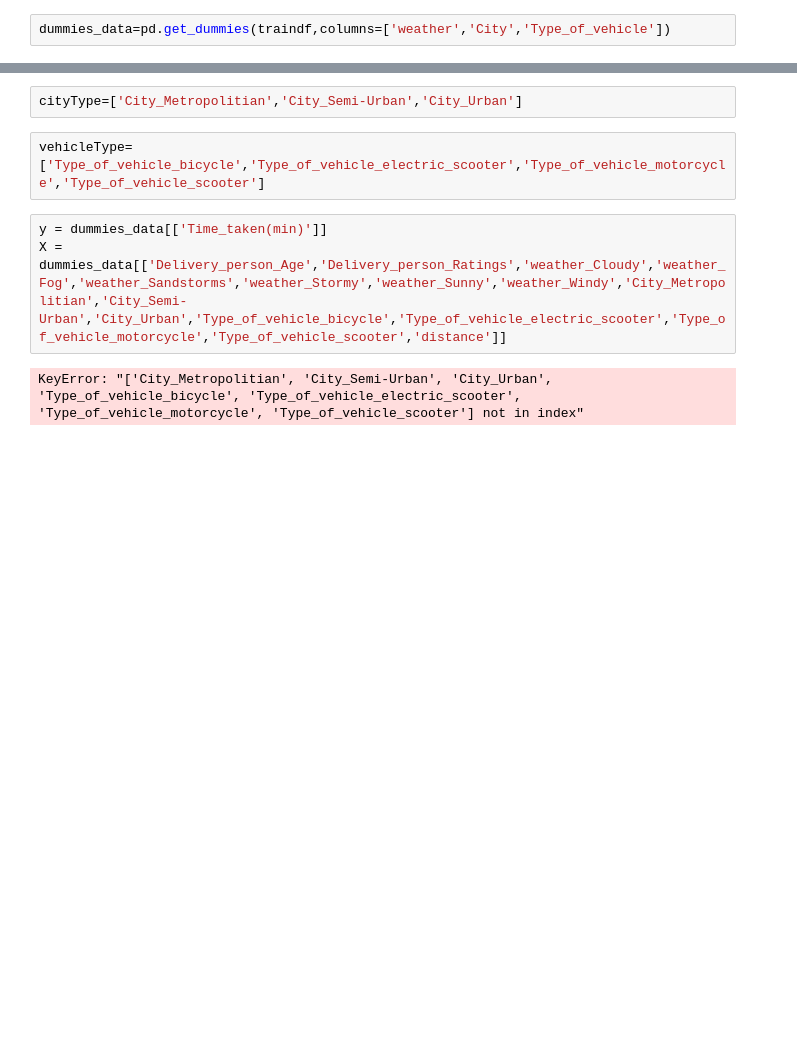
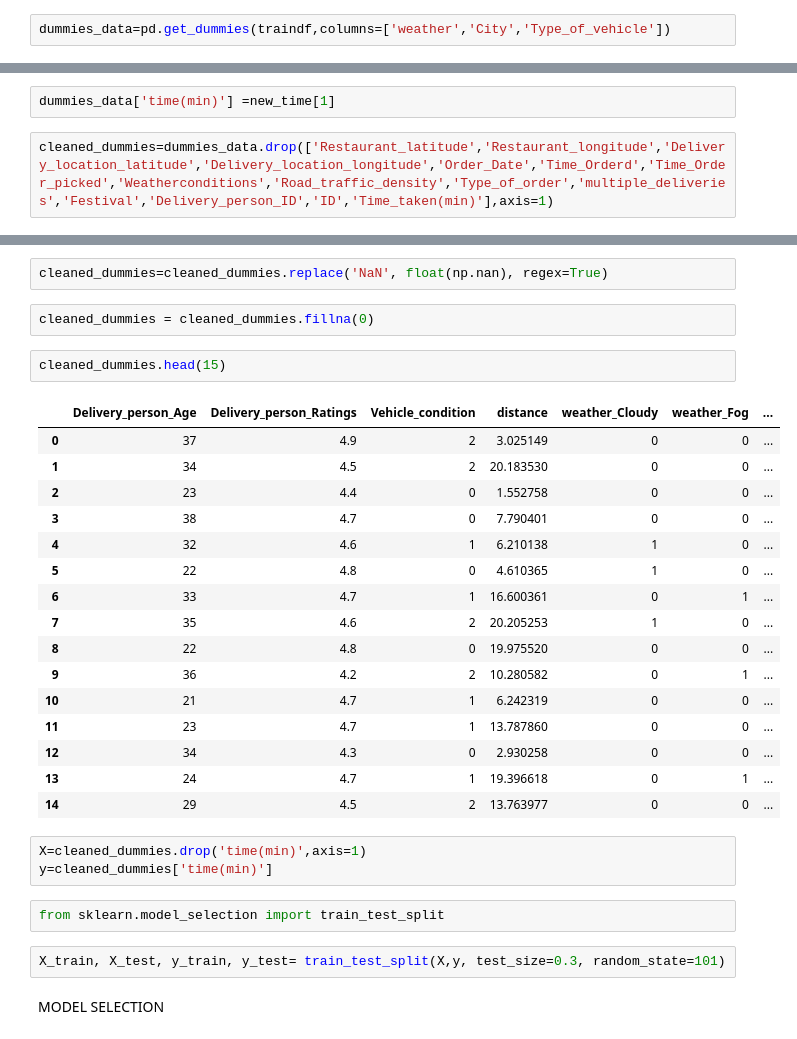
Before and after one commit to sevvalozgerr/Food-Delivery-Time-Prediction, a Jupyter notebook: fooddeliveryTime.ipynb, the cells around one changed output, grey strips where cells are left out. Saved outputs shown, nothing was run; the diff lists cells and outputs as text; blank space fills up the shorter version.

Commit message:
model created

```diff
--- a/fooddeliveryTime.ipynb
+++ b/fooddeliveryTime.ipynb
@@ -116 +87,5 @@ dummies_data.head()
+# %%
+dummies_data['time(min)'] =new_time[1]
+# %%
+cleaned_dummies=dummies_data.drop(['Restaurant_latitude','Restaurant_longitude','Delivery_location_latitude','Delivery_location_longitude','Order_Date','Time_Orderd','Time_Order_picked','Weatherconditions','Road_traffic_density','Type_of_order','multiple_deliveries','Festival','Delivery_person_ID','ID','Time_taken(min)'],axis=1)
 # %%
@@ -138,9 +111,32 @@ weatherCond=['weather_Cloudy','weather_Fog','weather_Sandstorms','weather_Stormy
-# %%
-cityType=['City_Metropolitian','City_Semi-Urban','City_Urban']
-# %%
-vehicleType=['Type_of_vehicle_bicycle','Type_of_vehicle_electric_scooter','Type_of_vehicle_motorcycle','Type_of_vehicle_scooter']
-# %%
-y = dummies_data[['Time_taken(min)']]
-X = dummies_data[['Delivery_person_Age','Delivery_person_Ratings','weather_Cloudy','weather_Fog','weather_Sandstorms','weather_Stormy','weather_Sunny','weather_Windy','City_Metropolitian','City_Semi-Urban','City_Urban','Type_of_vehicle_bicycle','Type_of_vehicle_electric_scooter','Type_of_vehicle_motorcycle','Type_of_vehicle_scooter','distance']]
-# %% [output]
-KeyError: "['City_Metropolitian', 'City_Semi-Urban', 'City_Urban', 'Type_of_vehicle_bicycle', 'Type_of_vehicle_electric_scooter', 'Type_of_vehicle_motorcycle', 'Type_of_vehicle_scooter'] not in index"
+# %%
+cleaned_dummies=cleaned_dummies.replace('NaN', float(np.nan), regex=True)
+# %%
+cleaned_dummies = cleaned_dummies.fillna(0)
+# %%
+cleaned_dummies.head(15)
+# %% [output]
+|  | Delivery_person_Age | Delivery_person_Ratings | Vehicle_condition | distance | weather_Cloudy | weather_Fog | ... |
+| 0 | 37 | 4.9 | 2 | 3.025149 | 0 | 0 | ... |
+| 1 | 34 | 4.5 | 2 | 20.183530 | 0 | 0 | ... |
+| 2 | 23 | 4.4 | 0 | 1.552758 | 0 | 0 | ... |
+| 3 | 38 | 4.7 | 0 | 7.790401 | 0 | 0 | ... |
+| 4 | 32 | 4.6 | 1 | 6.210138 | 1 | 0 | ... |
+| 5 | 22 | 4.8 | 0 | 4.610365 | 1 | 0 | ... |
+| 6 | 33 | 4.7 | 1 | 16.600361 | 0 | 1 | ... |
+| 7 | 35 | 4.6 | 2 | 20.205253 | 1 | 0 | ... |
+| 8 | 22 | 4.8 | 0 | 19.975520 | 0 | 0 | ... |
+| 9 | 36 | 4.2 | 2 | 10.280582 | 0 | 1 | ... |
+| 10 | 21 | 4.7 | 1 | 6.242319 | 0 | 0 | ... |
+| 11 | 23 | 4.7 | 1 | 13.787860 | 0 | 0 | ... |
+| 12 | 34 | 4.3 | 0 | 2.930258 | 0 | 0 | ... |
+| 13 | 24 | 4.7 | 1 | 19.396618 | 0 | 1 | ... |
+| 14 | 29 | 4.5 | 2 | 13.763977 | 0 | 0 | ... |
+# %%
+X=cleaned_dummies.drop('time(min)',axis=1)
+y=cleaned_dummies['time(min)']
+# %%
+from sklearn.model_selection import train_test_split
+# %%
+X_train, X_test, y_train, y_test= train_test_split(X,y, test_size=0.3, random_state=101)
+# %% [markdown]
+MODEL SELECTION
```
Also changed, not shown: parts of 33 cells of this notebook.
